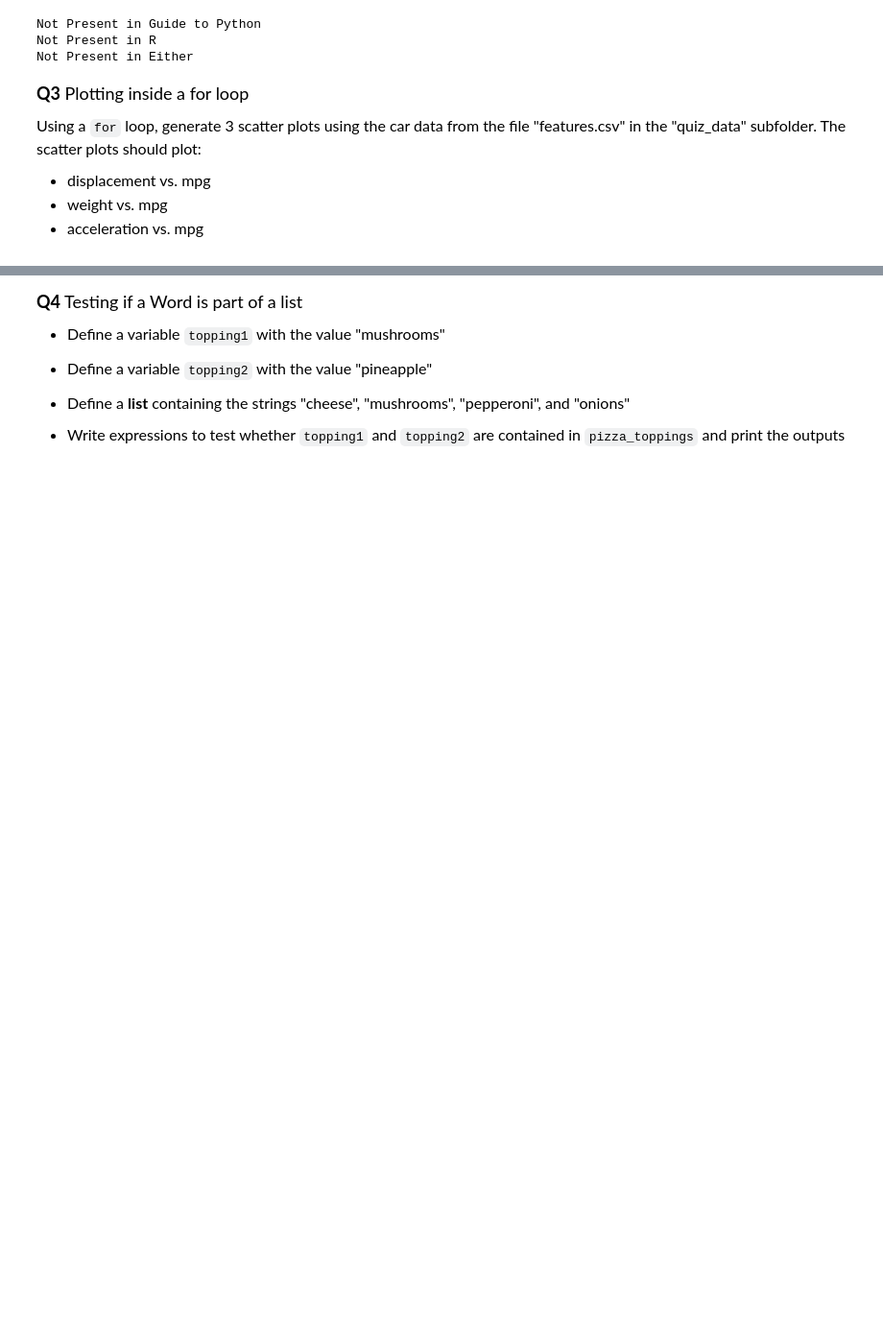
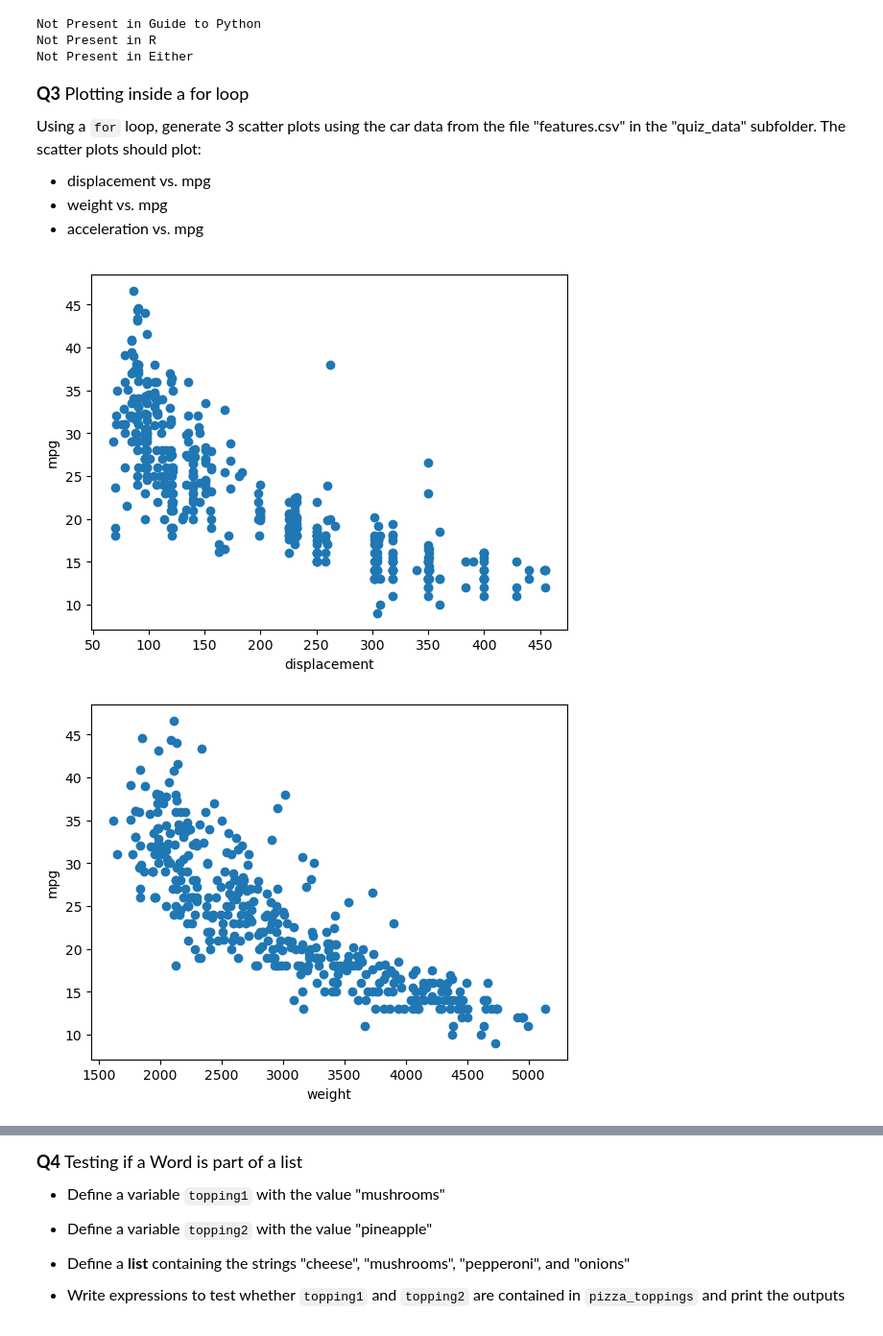
Before and after one commit to yjprk/datasci151spring2026, a Jupyter notebook: notes/practice_quiz/practice_quiz.ipynb, the cells around one changed output, grey strips where cells are left out. Shown at 96% size. Cells and saved outputs as stored; diff of their text form; code cells hidden in the pictures; blank space fills up the shorter version.

```diff
--- a/notes/practice_quiz/practice_quiz.ipynb
+++ b/notes/practice_quiz/practice_quiz.ipynb
@@ -126,3 +126,16 @@ Using a `for` loop, generate 3 scatter plots using the car data from the file "f
 - acceleration vs. mpg
 # %%
 # your code here
+import pandas as pd
+import matplotlib.pyplot as plt
+features = pd.read_csv("quiz_data/features.csv")
+
+plot_category = ("displacement", "weight", "acceleration")
+for sctrplt in plot_category:
+    plt.scatter(x=features[sctrplt], y=features["mpg"])
+    plt.xlabel(sctrplt)
+    plt.ylabel("mpg")
+    plt.show()
+# %% [output]
+[figure, added]
+[figure, added]
```
Also changed, not shown: parts of 4 cells of this notebook, 1 other file.
